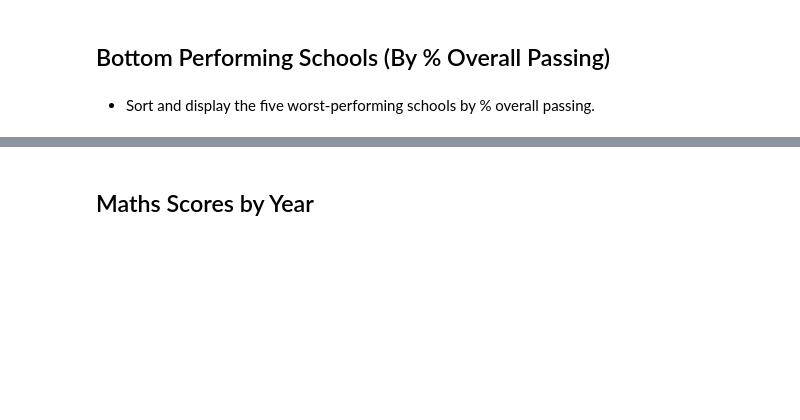
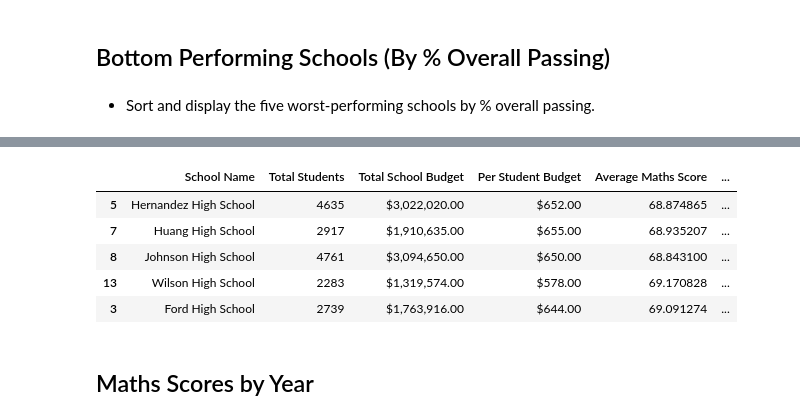
Before and after one commit to AlexFeeney/AdelUni_Chalenge4_PythonViz, a Jupyter notebook: PyCitySchools/PyCitySchools_starter.ipynb, the cells around one changed output, grey strips where cells are left out. Saved outputs shown, nothing was run; the diff lists cells and outputs as text; code cells hidden in the pictures; blank space fills up the shorter version.

```diff
--- a/PyCitySchools/PyCitySchools_starter.ipynb
+++ b/PyCitySchools/PyCitySchools_starter.ipynb
@@ -145,3 +202,45 @@ df.head()
+# %%
+# Group by school_name to calculate key metrics
+grouped_schools = school_data_complete.groupby('school_name')
+
+# Calculate Total Students, Total School Budget, Average Maths Score, Average Reading Score
+total_students = grouped_schools['Student ID'].count()
+total_school_budget = grouped_schools['budget'].mean()
+average_maths_score = grouped_schools['maths_score'].mean()
+average_reading_score = grouped_schools['reading_score'].mean()
+
+# Calculate % Passing Maths, % Passing Reading, and % Overall Passing
+passing_maths = school_data_complete[school_data_complete['maths_score'] >= 50].groupby('school_name')['Student ID'].count()
+passing_reading = school_data_complete[school_data_complete['reading_score'] >= 50].groupby('school_name')['Student ID'].count()
+#overall_passing = df[(school_data_complete['maths_score'] >= 50) & (school_data_complete['reading_score'] >= 50)].groupby('school_name')['Student ID'].count()
+
+percent_passing_maths = (passing_maths / total_students) * 100
+percent_passing_reading = (passing_reading / total_students) * 100
+percent_overall_passing = (overall_passing / total_students) * 100
+
+# Create a DataFrame with the results
+overview_data = {
+    'School Name': total_students.index,
+    'Total Students': total_students.values,
+    'Total School Budget': total_school_budget.map('${:,.2f}'.format).values,
+    'Per Student Budget': (total_school_budget / total_students).map('${:,.2f}'.format).values,
+    'Average Maths Score': average_maths_score.values,
+    'Average Reading Score': average_reading_score.values,
+    '% Passing Maths': percent_passing_maths.values,
+    '% Passing Reading': percent_passing_reading.values,
+    '% Overall Passing': percent_overall_passing.values
+
+}
+
+overview_df = pd.DataFrame(overview_data)
+overview_df.sort_values(by="% Overall Passing", ascending=True).head(5)
+# %% [output]
+|  | School Name | Total Students | Total School Budget | Per Student Budget | Average Maths Score | ... |
+| 5 | Hernandez High School | 4635 | $3,022,020.00 | $652.00 | 68.874865 | ... |
+| 7 | Huang High School | 2917 | $1,910,635.00 | $655.00 | 68.935207 | ... |
+| 8 | Johnson High School | 4761 | $3,094,650.00 | $650.00 | 68.843100 | ... |
+| 13 | Wilson High School | 2283 | $1,319,574.00 | $578.00 | 69.170828 | ... |
+| 3 | Ford High School | 2739 | $1,763,916.00 | $644.00 | 69.091274 | ... |
 # %% [markdown]
 ## Maths Scores by Year
 # %% [markdown]
```
Also changed, not shown: parts of 8 cells of this notebook.
